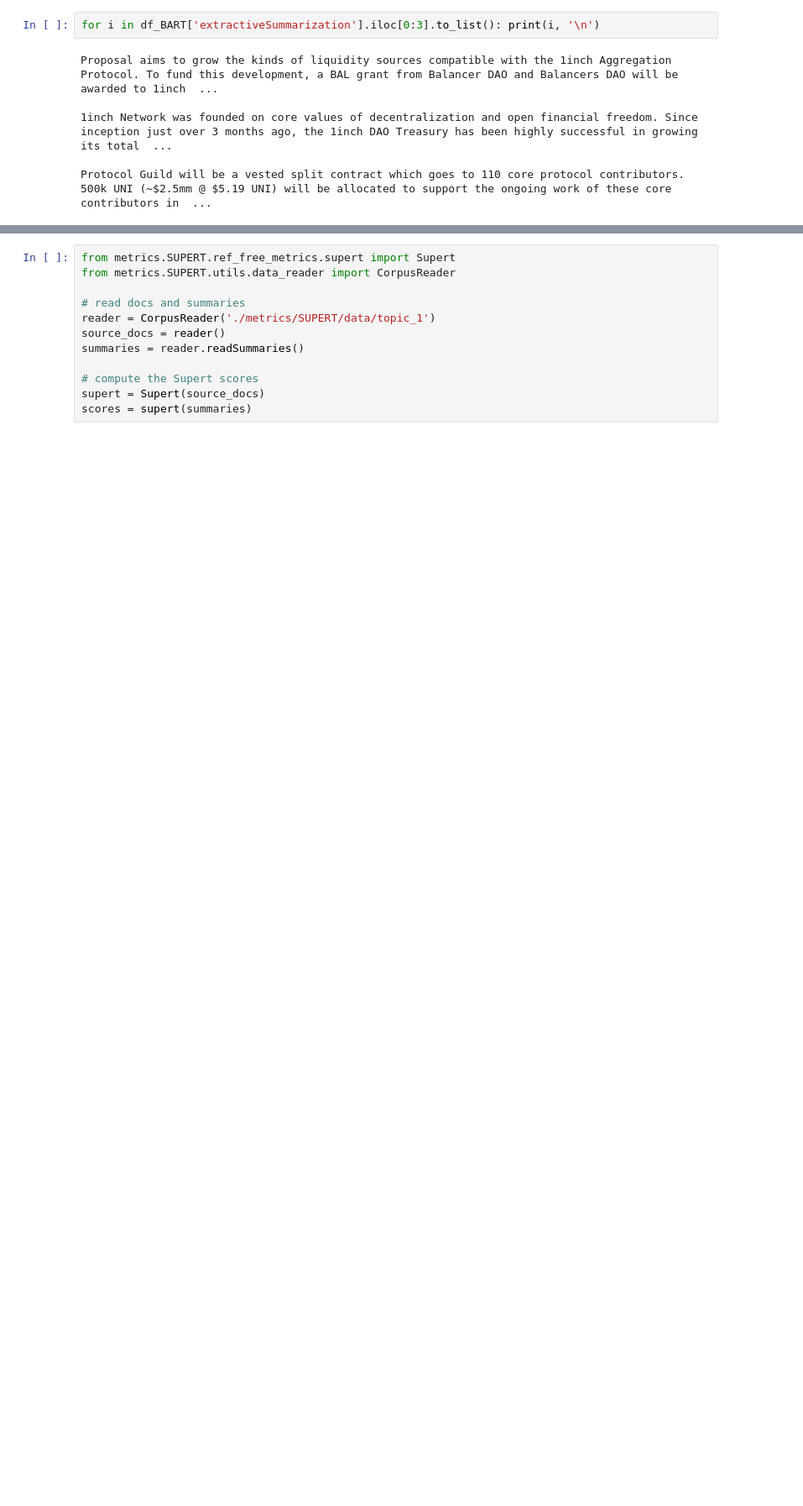
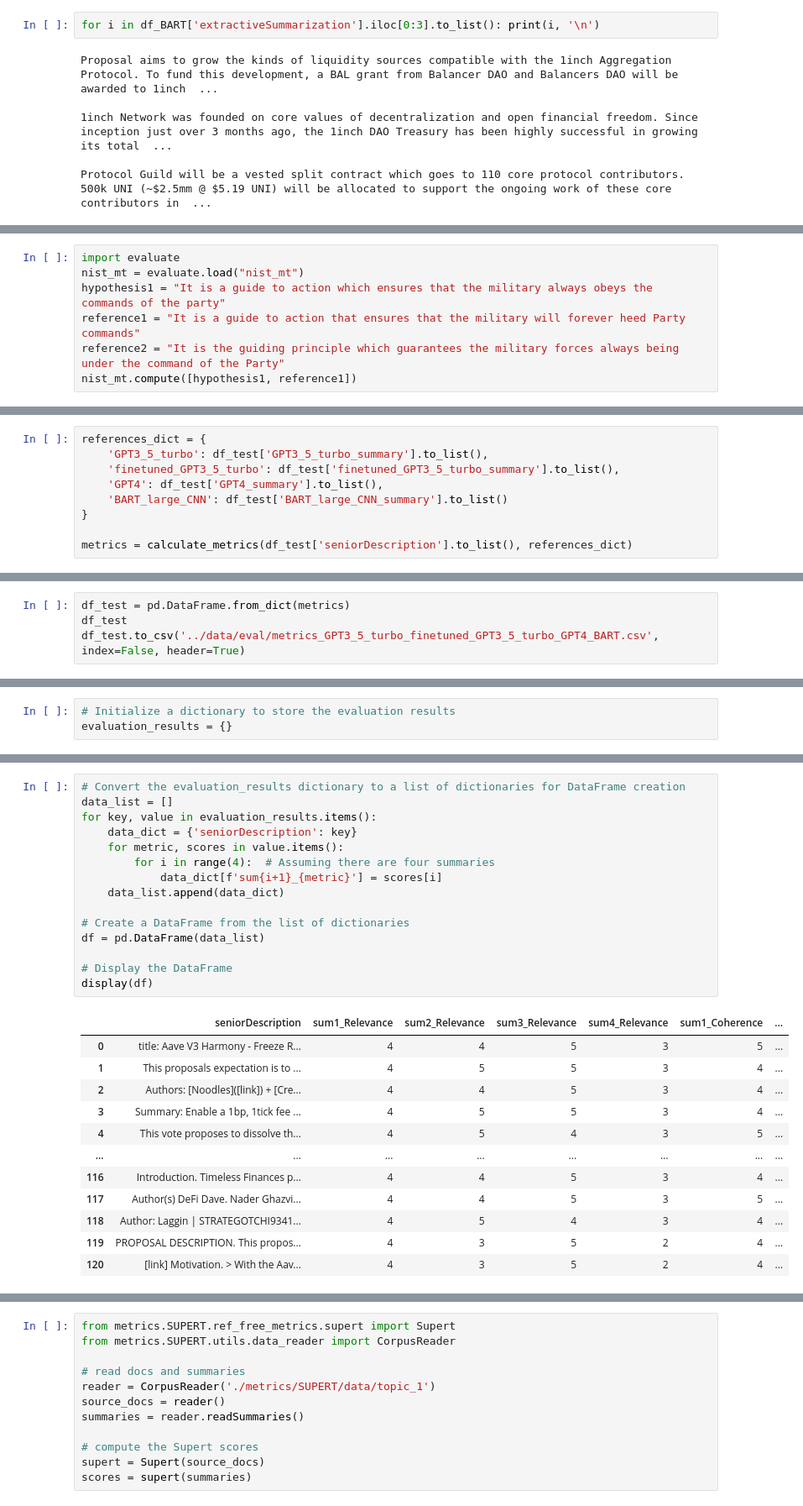
Before and after one commit to gladwel/DIP, a Jupyter notebook: notebooks/Evaluating_algorithms.ipynb, the cells around one changed output, grey strips where cells are left out. Shown at 84% size. Drawn from its saved outputs; the diff is of its cells as text; blank space fills up the shorter version.

```diff
--- a/notebooks/Evaluating_algorithms.ipynb
+++ b/notebooks/Evaluating_algorithms.ipynb
@@ -63,0 +196,7 @@ df[['seniorDescription', 'juniorDescription', 'GPT3_5_turbo_summary', 'GPT4_summ
+# %%
+import evaluate
+nist_mt = evaluate.load("nist_mt")
+hypothesis1 = "It is a guide to action which ensures that the military always obeys the commands of the party"
+reference1 = "It is a guide to action that ensures that the military will forever heed Party commands"
+reference2 = "It is the guiding principle which guarantees the military forces always being under the command of the Party"
+nist_mt.compute([hypothesis1, reference1])
@@ -63,0 +240,9 @@ df[['seniorDescription', 'juniorDescription', 'GPT3_5_turbo_summary', 'GPT4_summ
+# %%
+references_dict = {
+    'GPT3_5_turbo': df_test['GPT3_5_turbo_summary'].to_list(),
+    'finetuned_GPT3_5_turbo': df_test['finetuned_GPT3_5_turbo_summary'].to_list(),
+    'GPT4': df_test['GPT4_summary'].to_list(),
+    'BART_large_CNN': df_test['BART_large_CNN_summary'].to_list()
+}
+
+metrics = calculate_metrics(df_test['seniorDescription'].to_list(), references_dict)
@@ -63,0 +298,4 @@ df[['seniorDescription', 'juniorDescription', 'GPT3_5_turbo_summary', 'GPT4_summ
+# %%
+df_test = pd.DataFrame.from_dict(metrics)
+df_test
+df_test.to_csv('../data/eval/metrics_GPT3_5_turbo_finetuned_GPT3_5_turbo_GPT4_BART.csv', index=False, header=True)
@@ -63,0 +439,3 @@ df[['seniorDescription', 'juniorDescription', 'GPT3_5_turbo_summary', 'GPT4_summ
+# %%
+# Initialize a dictionary to store the evaluation results
+evaluation_results = {}
@@ -63,0 +535,28 @@ df[['seniorDescription', 'juniorDescription', 'GPT3_5_turbo_summary', 'GPT4_summ
+# %%
+# Convert the evaluation_results dictionary to a list of dictionaries for DataFrame creation
+data_list = []
+for key, value in evaluation_results.items():
+    data_dict = {'seniorDescription': key}
+    for metric, scores in value.items():
+        for i in range(4):  # Assuming there are four summaries
+            data_dict[f'sum{i+1}_{metric}'] = scores[i]
+    data_list.append(data_dict)
+
+# Create a DataFrame from the list of dictionaries
+df = pd.DataFrame(data_list)
+
+# Display the DataFrame
+display(df)
+# %% [output]
+|  | seniorDescription | sum1_Relevance | sum2_Relevance | sum3_Relevance | sum4_Relevance | sum1_Coherence | ... |
+| 0 | title: Aave V3 Harmony - Freeze R... | 4 | 4 | 5 | 3 | 5 | ... |
+| 1 | This proposals expectation is to ... | 4 | 5 | 5 | 3 | 4 | ... |
+| 2 | Authors: [Noodles]([link]) + [Cre... | 4 | 4 | 5 | 3 | 4 | ... |
+| 3 | Summary: Enable a 1bp, 1tick fee ... | 4 | 5 | 5 | 3 | 4 | ... |
+| 4 | This vote proposes to dissolve th... | 4 | 5 | 4 | 3 | 5 | ... |
+| ... | ... | ... | ... | ... | ... | ... | ... |
+| 116 | Introduction. Timeless Finances p... | 4 | 4 | 5 | 3 | 4 | ... |
+| 117 | Author(s) DeFi Dave. Nader Ghazvi... | 4 | 4 | 5 | 3 | 5 | ... |
+| 118 | Author: Laggin | STRATEGOTCHI9341... | 4 | 5 | 4 | 3 | 4 | ... |
+| 119 | PROPOSAL DESCRIPTION. This propos... | 4 | 3 | 5 | 2 | 4 | ... |
+| 120 | [link] Motivation. > With the Aav... | 4 | 3 | 5 | 2 | 4 | ... |
```
Also changed, not shown: parts of 41 cells of this notebook, 2 other files.
